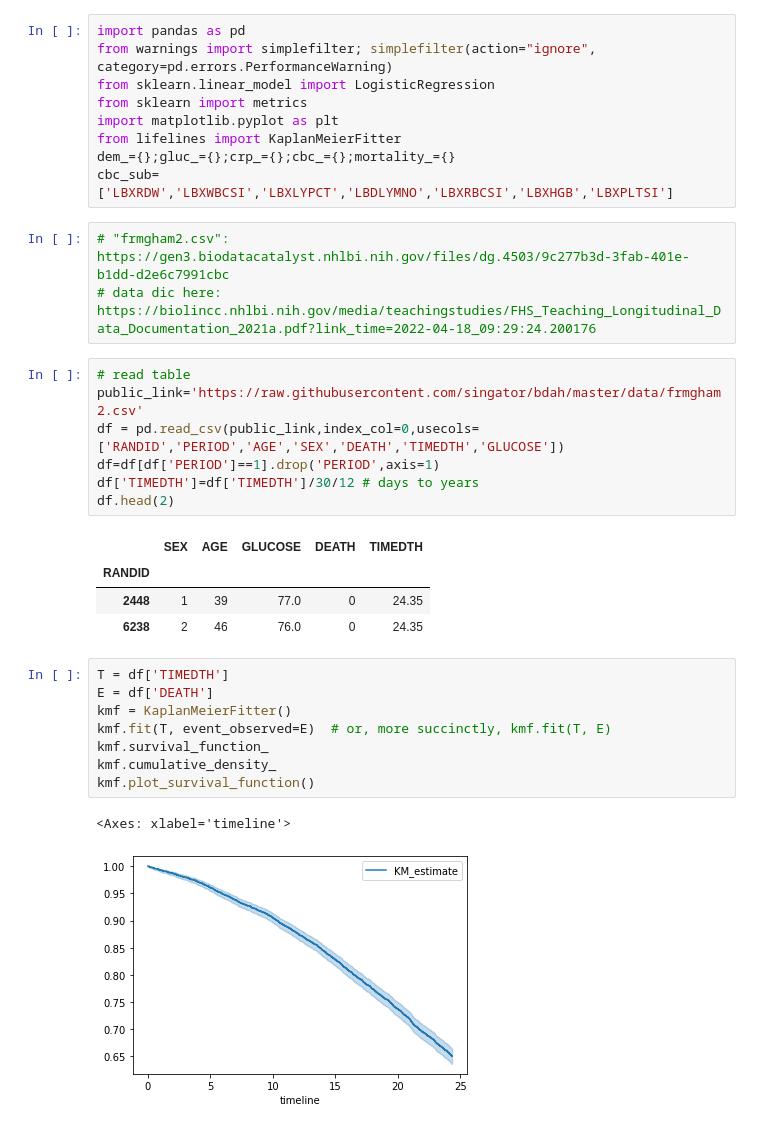
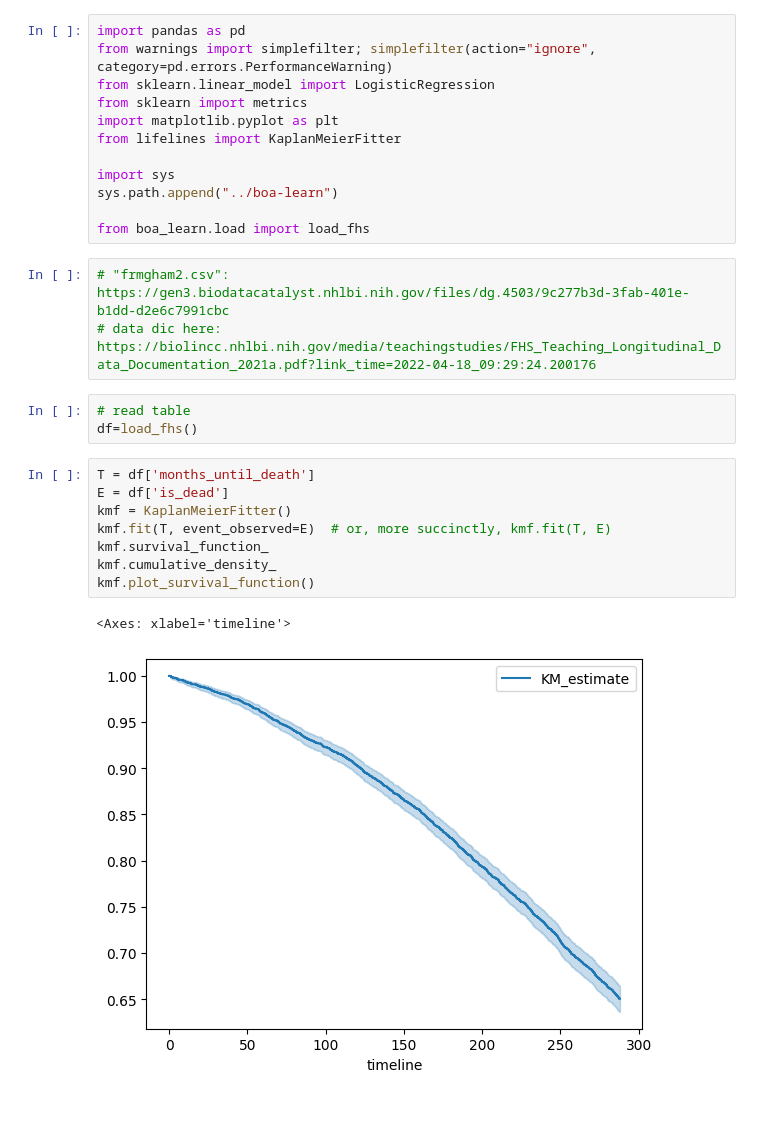
Before and after one commit to Biomarkers-of-Aging-Consortium/boa-learn, a Jupyter notebook: notebooks/fhs_cohort.ipynb, the cells around one changed output. Saved outputs shown, nothing was run; the diff lists cells and outputs as text.

```diff
--- a/notebooks/fhs_cohort.ipynb
+++ b/notebooks/fhs_cohort.ipynb
@@ -5,32 +5,26 @@ from sklearn.linear_model import LogisticRegression
 from sklearn import metrics
 import matplotlib.pyplot as plt
 from lifelines import KaplanMeierFitter
-dem_={};gluc_={};crp_={};cbc_={};mortality_={}
-cbc_sub=['LBXRDW','LBXWBCSI','LBXLYPCT','LBDLYMNO','LBXRBCSI','LBXHGB','LBXPLTSI']
+
+import sys
+sys.path.append("../boa-learn")
+
+from boa_learn.load import load_fhs
 # %%
 # "frmgham2.csv": https://gen3.biodatacatalyst.nhlbi.nih.gov/files/dg.4503/9c277b3d-3fab-401e-b1dd-d2e6c7991cbc
 # data dic here: https://biolincc.nhlbi.nih.gov/media/teachingstudies/FHS_Teaching_Longitudinal_Data_Documentation_2021a.pdf?link_time=2022-04-18_09:29:24.200176
 # %%
 # read table
-public_link='https://raw.githubusercontent.com/singator/bdah/master/data/frmgham2.csv'
-df = pd.read_csv(public_link,index_col=0,usecols=['RANDID','PERIOD','AGE','SEX','DEATH','TIMEDTH','GLUCOSE'])
-df=df[df['PERIOD']==1].drop('PERIOD',axis=1)
-df['TIMEDTH']=df['TIMEDTH']/30/12 # days to years
-df.head(2)
+df=load_fhs()
-# %% [output]
-|  | SEX | AGE | GLUCOSE | DEATH | TIMEDTH |
-| RANDID |  |  |  |  |  |
-| 2448 | 1 | 39 | 77.0 | 0 | 24.35 |
-| 6238 | 2 | 46 | 76.0 | 0 | 24.35 |
 # %%
-T = df['TIMEDTH']
-E = df['DEATH']
+T = df['months_until_death']
+E = df['is_dead']
 kmf = KaplanMeierFitter()
 kmf.fit(T, event_observed=E)  # or, more succinctly, kmf.fit(T, E)
 kmf.survival_function_
 kmf.cumulative_density_
 kmf.plot_survival_function()
 # %% [output]
 <Axes: xlabel='timeline'>
-[figure, old version]
+[figure, new version]
 # %%
```
Also changed, not shown: parts of 4 cells of this notebook, 23 other files.
